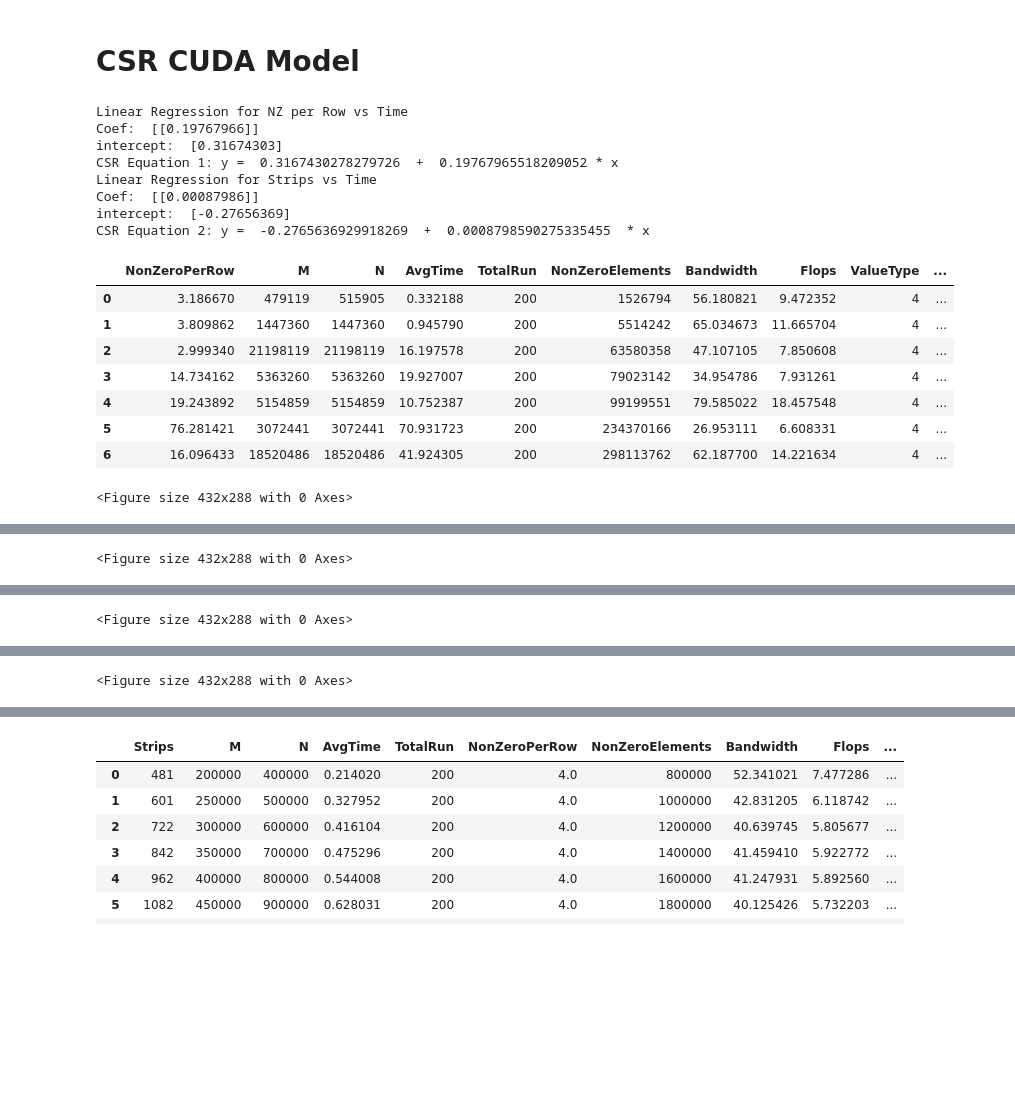
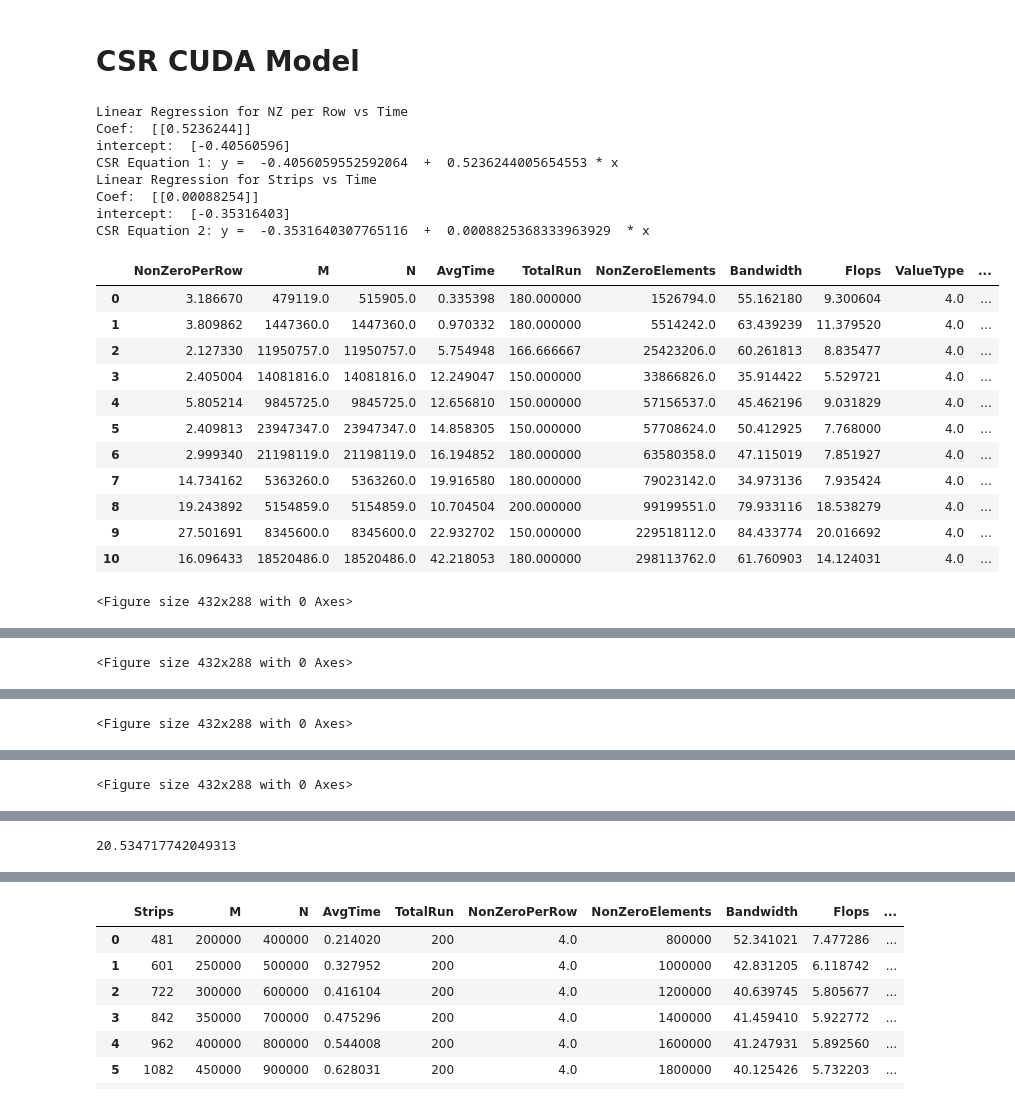
Before and after one commit to marufdsi/Benchmark_SpMV_using_CSR5, a Jupyter notebook: CSR5_SpMV_GPU_Plots.ipynb, the cells around one changed output, grey strips where cells are left out. Drawn from its saved outputs; the diff is of its cells as text; code cells hidden in the pictures; blank space fills up the shorter version.

```diff
--- a/CSR5_SpMV_GPU_Plots.ipynb
+++ b/CSR5_SpMV_GPU_Plots.ipynb
@@ -501,13 +501,15 @@ for index, row in data.iterrows():
 data['Strips'] = strips
 
 data = data[data["ValueType"] == 4]
-data = data[data["Strips"] > 200]
+data = data[data["Strips"] > 1000]
+data = data[data["Strips"] <= 60010]
+data = data[data["NonZeroPerRow"] <= 64]
 data = data[data["Type"] == "CUSPARSE"]
 # data = data[data["Type"] == "CUSP"]
 
 # Synthesis Data To Model NNZ Per Row vs Time
-nzData = data[data["M"] == 500000]
-nzData = nzData[nzData["N"] == 1000000]
+nzData = data[data["M"] == 1000000]
+nzData = nzData[nzData["N"] == 2000000]
 nzData = nzData.groupby('NonZeroPerRow').mean()
 nzData = nzData.reset_index()
 nzData = nzData.sort_values(by=["NonZeroElements"])
@@ -584,49 +586,55 @@ pdf.savefig(bbox_inches = 'tight')
 
 pdf.close()
 
+rdata = data[data["M"] != 1000000]
 rdata = data[data["M"] != 500000]
 # rdata = rdata[rdata["M"] > 70000]
 rdata = rdata[rdata["N"] != 1000000]
+rdata = rdata[rdata["N"] != 2000000]
 rdata = rdata[rdata['NonZeroPerRow'] != 4]
 rdata = rdata.groupby('NonZeroPerRow').mean()
 rdata = rdata.reset_index()
 rdata = rdata.sort_values(by=["NonZeroElements"])
 rdata = rdata.reset_index(drop=True)
 prediction = []
 error = []
 strips = []
 y1 = nzModel.predict(rdata[['NonZeroPerRow']])
 y3 = stModel.predict(rdata[['Strips']])
 i=0
-T2 = 0.735639
+T2 = 1.756565
 while i<len(y1):
     T0 = (y1[i]/T2) * y3[i]
     prediction.append(T0[0])
     i = i+1
 
 rdata['Prediction'] = prediction
 for index, row in rdata.iterrows():
     error.append(row['Prediction']/row['AvgTime'])
 rdata['Error'] = error
 rdata.to_csv("CSR_CUDA_SpMV_Prediction.csv")
 rdata
 # %% [output]
 Linear Regression for NZ per Row vs Time
-Coef:  [[0.19767966]]
-intercept:  [0.31674303]
-CSR Equation 1: y =  0.3167430278279726  +  0.19767965518209052 * x
+Coef:  [[0.5236244]]
+intercept:  [-0.40560596]
+CSR Equation 1: y =  -0.4056059552592064  +  0.5236244005654553 * x
 Linear Regression for Strips vs Time
-Coef:  [[0.00087986]]
-intercept:  [-0.27656369]
-CSR Equation 2: y =  -0.2765636929918269  +  0.0008798590275335455  * x
+Coef:  [[0.00088254]]
+intercept:  [-0.35316403]
+CSR Equation 2: y =  -0.3531640307765116  +  0.0008825368333963929  * x
 |  | NonZeroPerRow | M | N | AvgTime | TotalRun | NonZeroElements | Bandwidth | Flops | ValueType | ... |
-| 0 | 3.186670 | 479119 | 515905 | 0.332188 | 200 | 1526794 | 56.180821 | 9.472352 | 4 | ... |
-| 1 | 3.809862 | 1447360 | 1447360 | 0.945790 | 200 | 5514242 | 65.034673 | 11.665704 | 4 | ... |
-| 2 | 2.999340 | 21198119 | 21198119 | 16.197578 | 200 | 63580358 | 47.107105 | 7.850608 | 4 | ... |
-| 3 | 14.734162 | 5363260 | 5363260 | 19.927007 | 200 | 79023142 | 34.954786 | 7.931261 | 4 | ... |
-| 4 | 19.243892 | 5154859 | 5154859 | 10.752387 | 200 | 99199551 | 79.585022 | 18.457548 | 4 | ... |
-| 5 | 76.281421 | 3072441 | 3072441 | 70.931723 | 200 | 234370166 | 26.953111 | 6.608331 | 4 | ... |
-| 6 | 16.096433 | 18520486 | 18520486 | 41.924305 | 200 | 298113762 | 62.187700 | 14.221634 | 4 | ... |
+| 0 | 3.186670 | 479119.0 | 515905.0 | 0.335398 | 180.000000 | 1526794.0 | 55.162180 | 9.300604 | 4.0 | ... |
+| 1 | 3.809862 | 1447360.0 | 1447360.0 | 0.970332 | 180.000000 | 5514242.0 | 63.439239 | 11.379520 | 4.0 | ... |
+| 2 | 2.127330 | 11950757.0 | 11950757.0 | 5.754948 | 166.666667 | 25423206.0 | 60.261813 | 8.835477 | 4.0 | ... |
+| 3 | 2.405004 | 14081816.0 | 14081816.0 | 12.249047 | 150.000000 | 33866826.0 | 35.914422 | 5.529721 | 4.0 | ... |
+| 4 | 5.805214 | 9845725.0 | 9845725.0 | 12.656810 | 150.000000 | 57156537.0 | 45.462196 | 9.031829 | 4.0 | ... |
+| 5 | 2.409813 | 23947347.0 | 23947347.0 | 14.858305 | 150.000000 | 57708624.0 | 50.412925 | 7.768000 | 4.0 | ... |
+| 6 | 2.999340 | 21198119.0 | 21198119.0 | 16.194852 | 180.000000 | 63580358.0 | 47.115019 | 7.851927 | 4.0 | ... |
+| 7 | 14.734162 | 5363260.0 | 5363260.0 | 19.916580 | 180.000000 | 79023142.0 | 34.973136 | 7.935424 | 4.0 | ... |
+| 8 | 19.243892 | 5154859.0 | 5154859.0 | 10.704504 | 200.000000 | 99199551.0 | 79.933116 | 18.538279 | 4.0 | ... |
+| 9 | 27.501691 | 8345600.0 | 8345600.0 | 22.932702 | 150.000000 | 229518112.0 | 84.433774 | 20.016692 | 4.0 | ... |
+| 10 | 16.096433 | 18520486.0 | 18520486.0 | 42.218053 | 180.000000 | 298113762.0 | 61.760903 | 14.124031 | 4.0 | ... |
 <Figure size 432x288 with 0 Axes>
 [drawing not drawn]
 <Figure size 432x288 with 0 Axes>
@@ -635,6 +643,10 @@ CSR Equation 2: y =  -0.2765636929918269  +  0.0008798590275335455  * x
 [drawing not drawn]
 <Figure size 432x288 with 0 Axes>
 [drawing not drawn]
+# %%
+-0.3531640307765116  +  0.0008825368333963929 * 23668.0
+# %% [output]
+20.534717742049313
 # %%
 pdf = matplotlib.backends.backend_pdf.PdfPages("CSR_CUDA_SpMV_CUSP_Model_on_Real_Data.pdf")
 data = pd.read_csv("../Benchmark_SpMV_using_CSR/spmv_cuda/CSR_CUDA_SpMV.csv")
```
Also changed, not shown: parts of 6 cells of this notebook.
